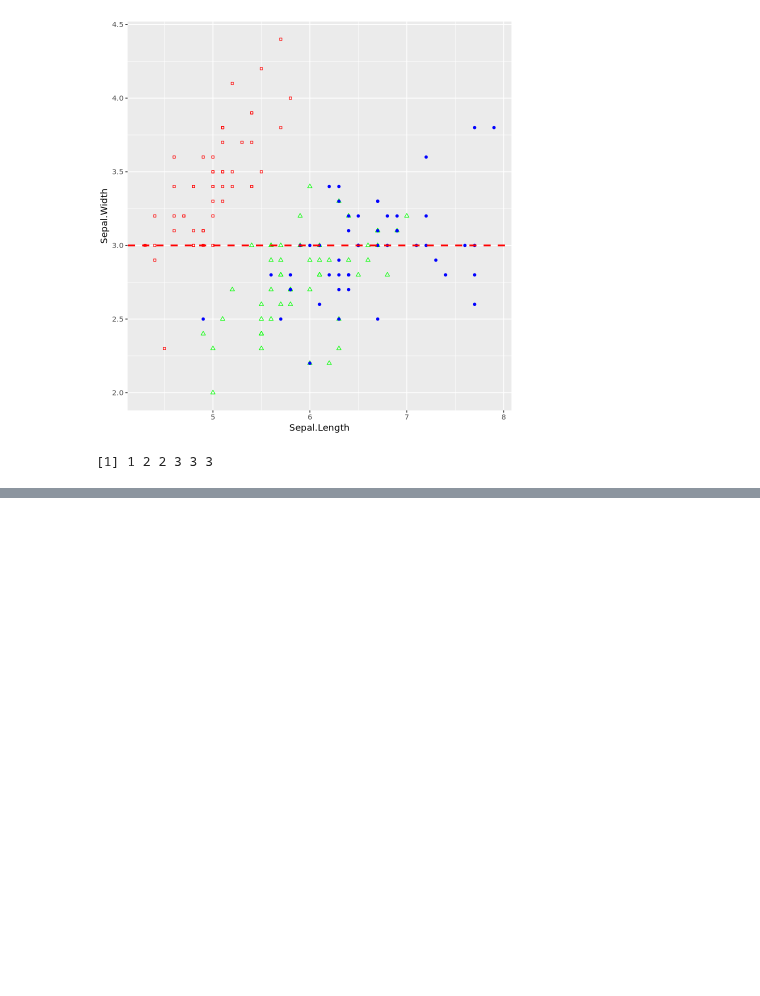
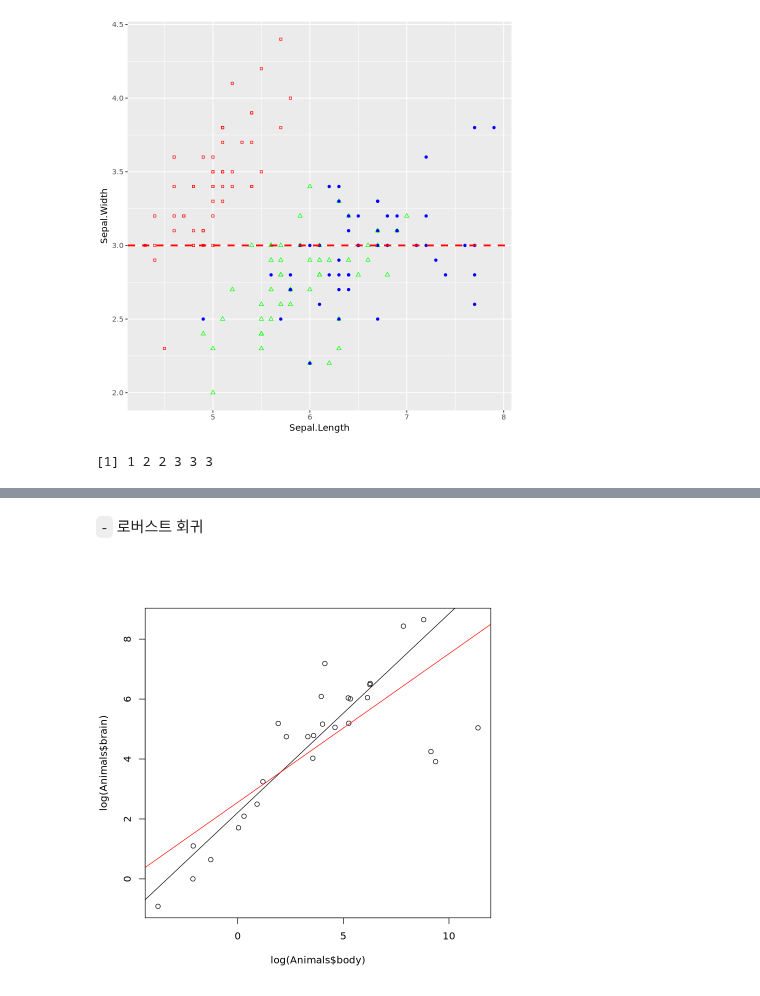
Before and after one commit to HollyRiver/R, a Jupyter notebook: 탐색적자료분석/code assemble.ipynb, the cells around one changed output, grey strips where cells are left out. Drawn from its saved outputs; the diff is of its cells as text; code cells hidden in the pictures; blank space fills up the shorter version.

```diff
--- a/탐색적자료분석/code assemble.ipynb
+++ b/탐색적자료분석/code assemble.ipynb
@@ -135,0 +198,11 @@ c(1,2,3)[factor(c("a","b","b","c","c","c"), levels = c("a", "b", "c"))]  ## 순
+# %% [markdown]
+`-` 로버스트 회귀
+# %%
+m1 <- lm(log(Animals$brain)~log(Animals$body))
+m2 <- rlm(log(Animals$brain)~log(Animals$body))
+
+plot(log(Animals$brain)~log(Animals$body))
+abline(m2)
+abline(m1, col = "red")
+# %% [output]
+[figure, added]
```
Also changed, not shown: parts of 26 cells of this notebook, 3 other files.
